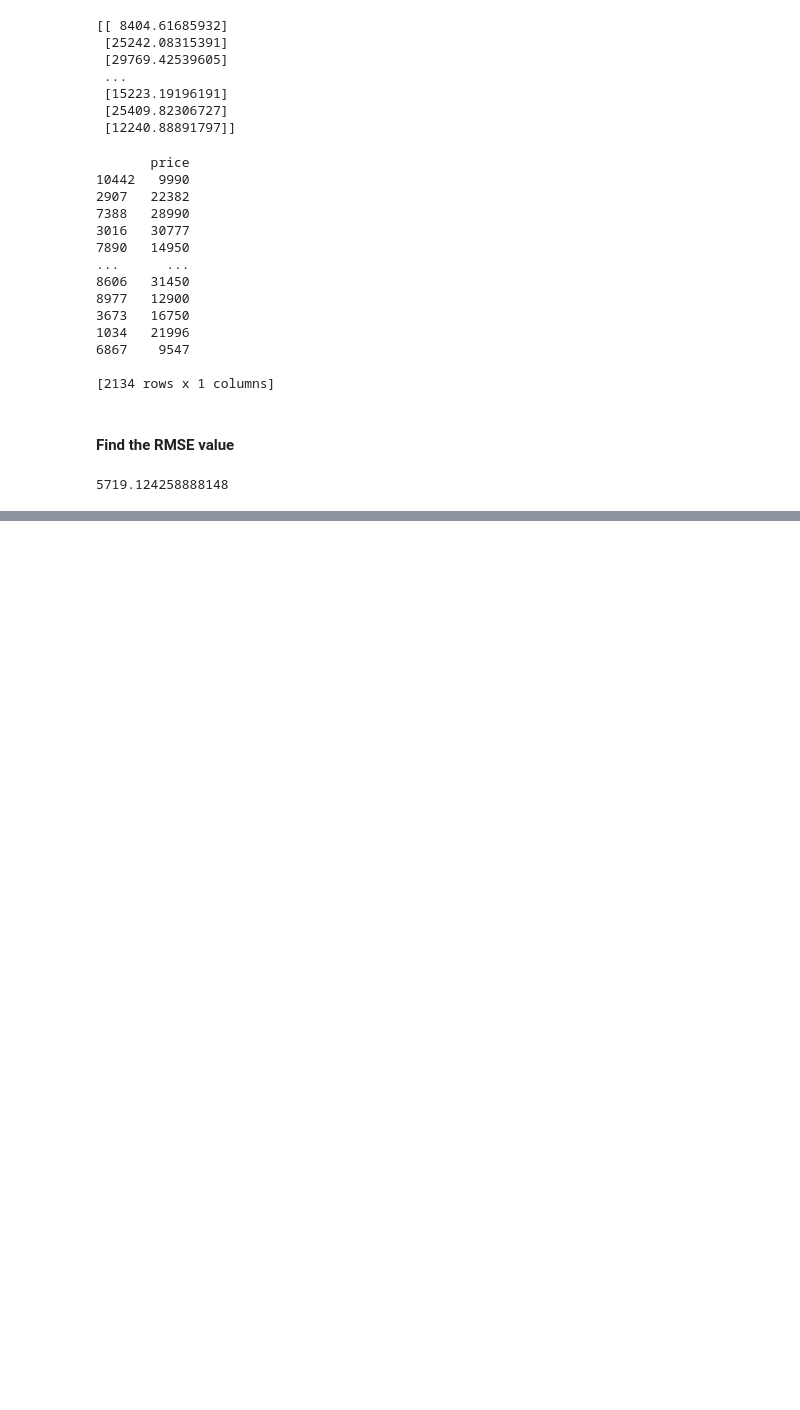
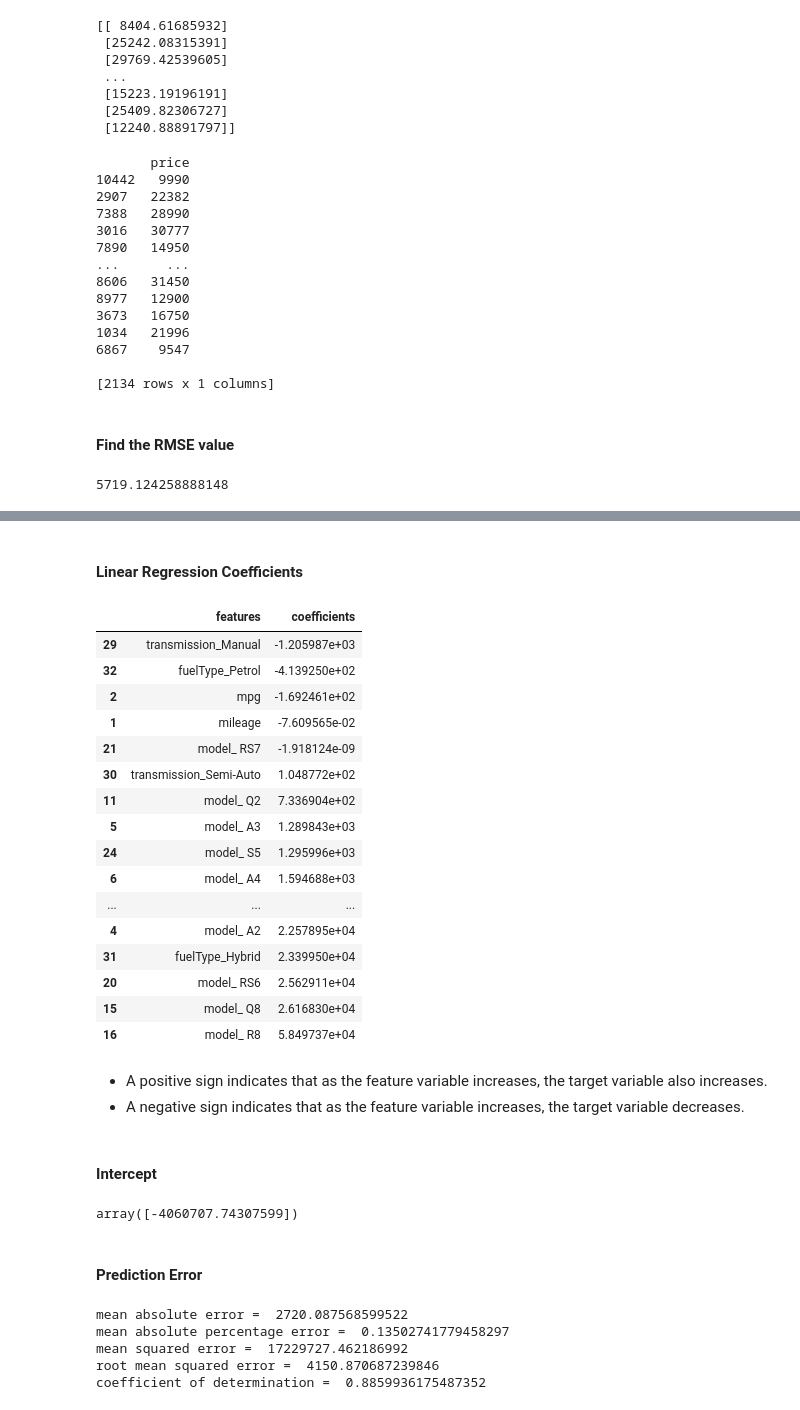
Before and after one commit to tipubari2013/audi_used_car_analysis, a Jupyter notebook: audi_used_car_ML.ipynb, the cells around one changed output, grey strips where cells are left out. Drawn from its saved outputs; the diff is of its cells as text; code cells hidden in the pictures; blank space fills up the shorter version.

```diff
--- a/audi_used_car_ML.ipynb
+++ b/audi_used_car_ML.ipynb
@@ -137,0 +159,2 @@ print(RMSE)
+# %%
+df = pd.get_dummies(df, drop_first=True)
@@ -137,0 +199,61 @@ print(RMSE)
+# %% [markdown]
+#### Linear Regression Coefficients
+# %%
+coefficients = pd.DataFrame({'features':X.columns, 'coefficients':np.squeeze(model.coef_)})
+coefficients = coefficients.sort_values(by='coefficients')
+display(coefficients)
+# %% [output]
+|  | features | coefficients |
+| 29 | transmission_Manual | -1.205987e+03 |
+| 32 | fuelType_Petrol | -4.139250e+02 |
+| 2 | mpg | -1.692461e+02 |
+| 1 | mileage | -7.609565e-02 |
+| 21 | model_ RS7 | -1.918124e-09 |
+| 30 | transmission_Semi-Auto | 1.048772e+02 |
+| 11 | model_ Q2 | 7.336904e+02 |
+| 5 | model_ A3 | 1.289843e+03 |
+| 24 | model_ S5 | 1.295996e+03 |
+| 6 | model_ A4 | 1.594688e+03 |
+| ... | ... | ... |
+| 4 | model_ A2 | 2.257895e+04 |
+| 31 | fuelType_Hybrid | 2.339950e+04 |
+| 20 | model_ RS6 | 2.562911e+04 |
+| 15 | model_ Q8 | 2.616830e+04 |
+| 16 | model_ R8 | 5.849737e+04 |
+# %% [markdown]
+- A positive sign indicates that as the feature variable increases, the target variable also increases.
+- A negative sign indicates that as the feature variable increases, the target variable decreases.
+# %% [markdown]
+#### Intercept
+# %%
+model.intercept_
+# %% [output]
+array([-4060707.74307599])
+# %% [markdown]
+#### Prediction Error
+# %%
+# mean absolute error
+MAE = mean_absolute_error(y_test, y_pred)
+print("mean absolute error = ", MAE)
+
+# mean absolute percentage error
+MAPE = mean_absolute_percentage_error(y_test, y_pred)
+print("mean absolute percentage error = ", MAPE)
+
+# mean squared error
+MSE = mean_squared_error(y_test, y_pred)
+print("mean squared error = ", MSE)
+
+# root mean squared error
+RMSE = mean_squared_error(y_test, y_pred, squared=False)
+print("root mean squared error = ", RMSE)
+
+# coefficient of determination
+r_squared = r2_score(y_test, y_pred)
+print("coefficient of determination = ", r_squared)
+# %% [output]
+mean absolute error =  2720.087568599522
+mean absolute percentage error =  0.13502741779458297
+mean squared error =  17229727.462186992
+root mean squared error =  4150.870687239846
+coefficient of determination =  0.8859936175487352
```
Also changed, not shown: parts of 15 cells of this notebook.
